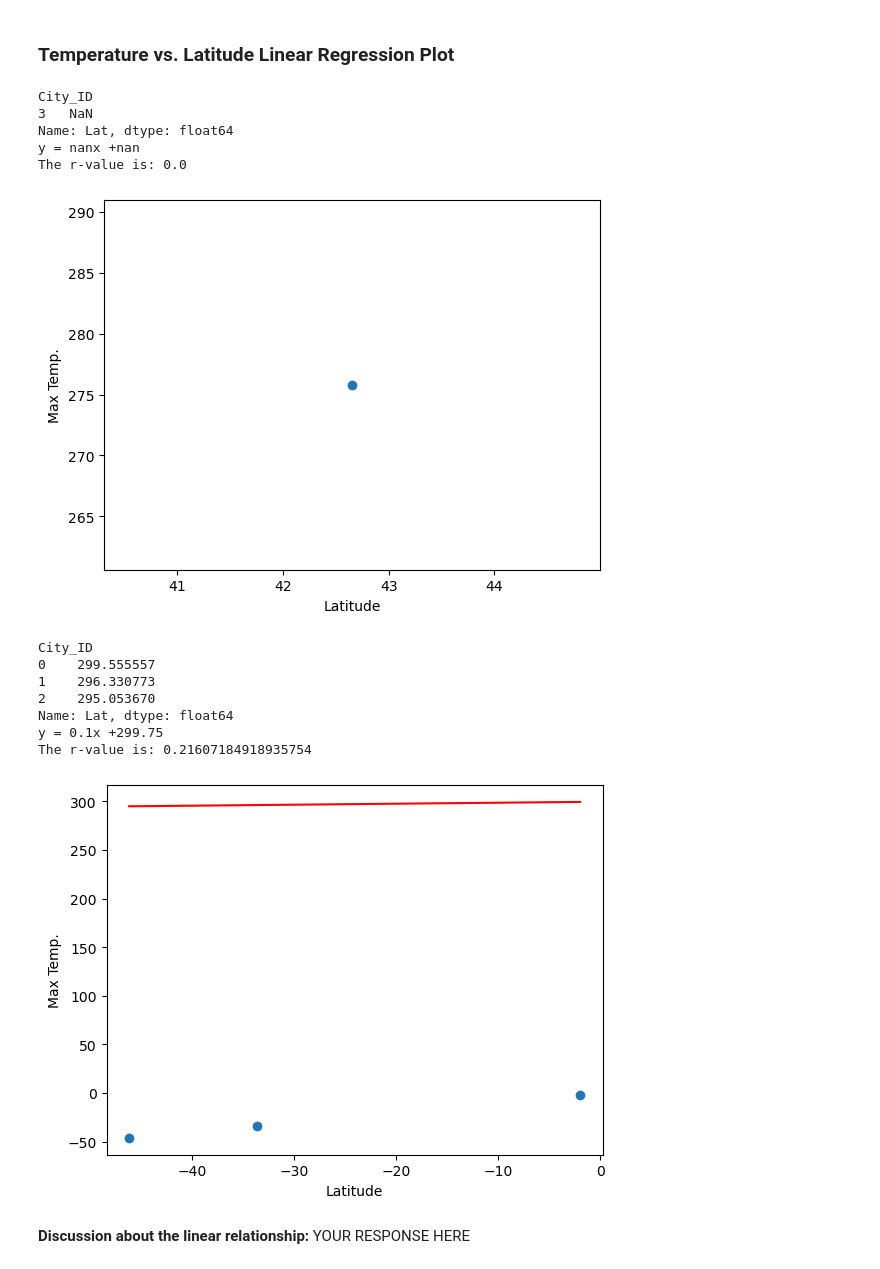
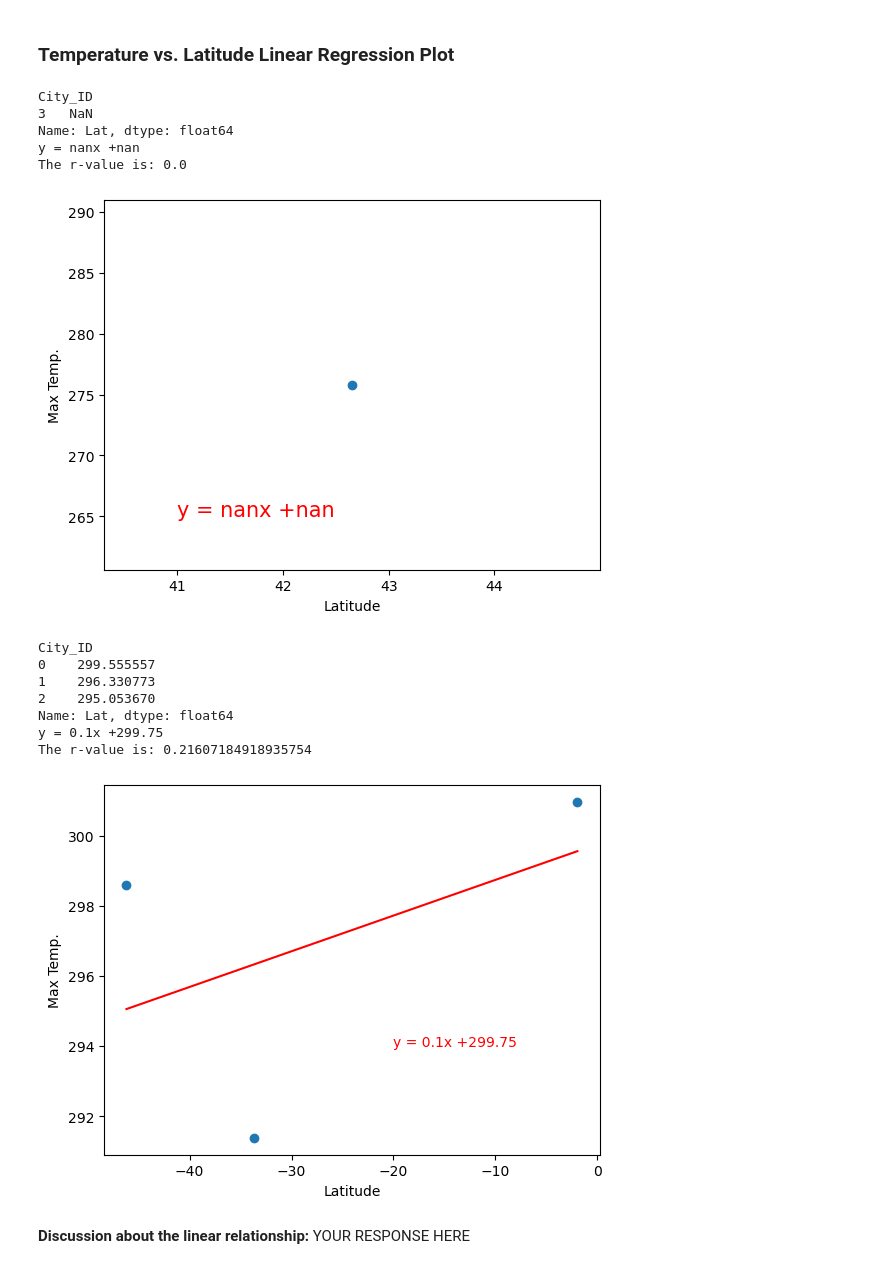
Before and after one commit to levite-neil/python-api-challenge, a Jupyter notebook: WeatherPy/WeatherPy.ipynb, the cells around one changed output. Cells and saved outputs as stored; diff of their text form; code cells hidden in the pictures.

```diff
--- a/WeatherPy/WeatherPy.ipynb
+++ b/WeatherPy/WeatherPy.ipynb
@@ -392,7 +392,7 @@ plt.plot(l_x_values,regress_values,"r-")
 # Label plot and annotate the line equation
 plt.xlabel("Latitude")
 plt.ylabel("Max Temp.")
-plt.annotate(line_eq,(20,15),fontsize=15,color="red")
+plt.annotate(line_eq,(41,265),fontsize=15,color="red")
 
 #Print r values
 print(f"The r-value is: {rvalue**2}")
@@ -405,36 +405,36 @@ City_ID
 Name: Lat, dtype: float64
 y = nanx +nan
 The r-value is: 0.0
-[figure, old version]
+[figure, new version]
 # %%
 # Linear regression on Southern Hemisphere
 l_x_values = southern_hemi_df["Lat"]
 l_y_values = southern_hemi_df["Max Temp"]
 (regress_values, rvalue, line_eq) = lin_regress(l_x_values, l_y_values)
 
 
-plt.scatter(southern_hemi_df["Lat"],l_x_values)
-plt.plot(southern_hemi_df["Lat"],regress_values,"r-")
+plt.scatter(l_x_values,l_y_values)
+plt.plot(l_x_values,regress_values,"r-")
 
 # Label plot and annotate the line equation
 plt.xlabel("Latitude")
 plt.ylabel("Max Temp.")
-plt.annotate(line_eq,(20,15),fontsize=15,color="red")
+plt.annotate(line_eq,xy=(-20,294),color="red")
 
 #Print r values
 print(f"The r-value is: {rvalue**2}")
 
 # Show plot
 plt.show()
 # %% [output]
 City_ID
 0    299.555557
 1    296.330773
 2    295.053670
 Name: Lat, dtype: float64
 y = 0.1x +299.75
 The r-value is: 0.21607184918935754
-[figure, old version]
+[figure, new version]
 # %% [markdown]
 **Discussion about the linear relationship:** YOUR RESPONSE HERE
 # %% [markdown]
```
Also changed, not shown: parts of 11 cells of this notebook.
